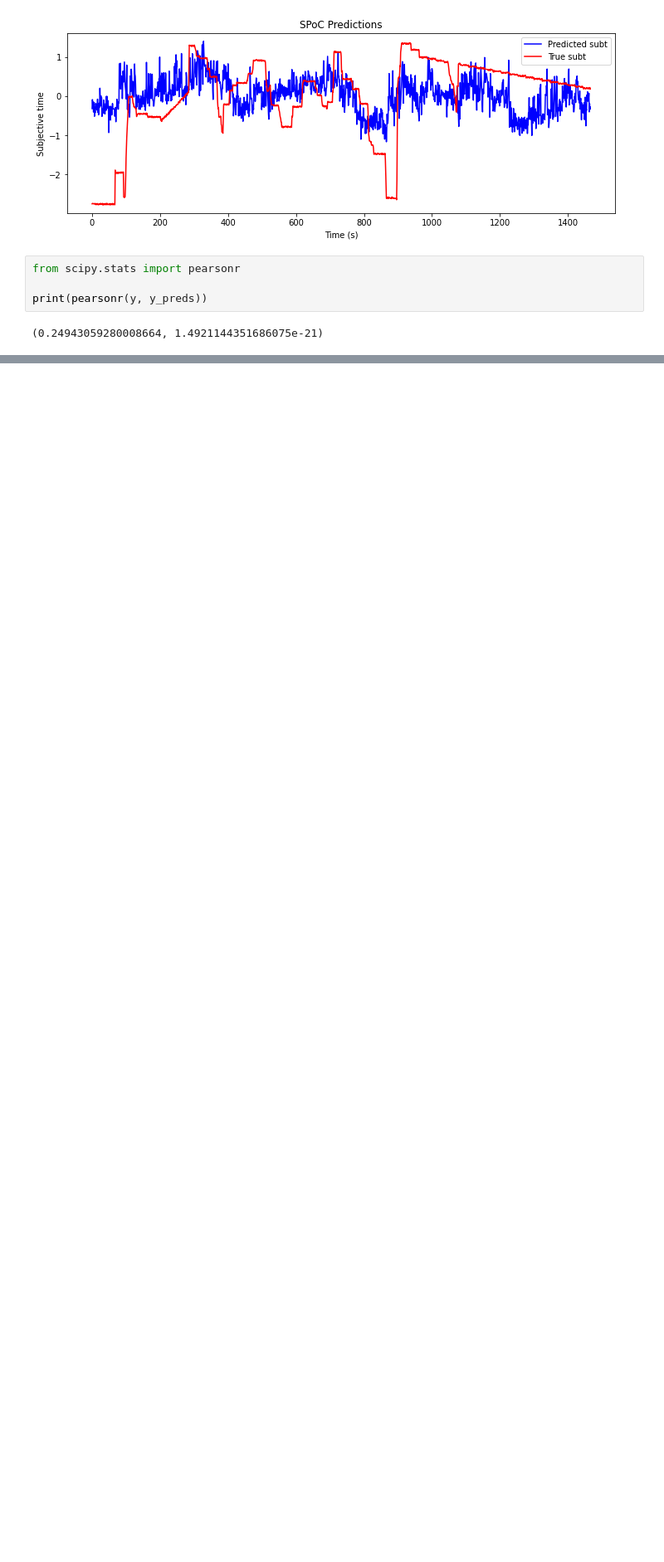
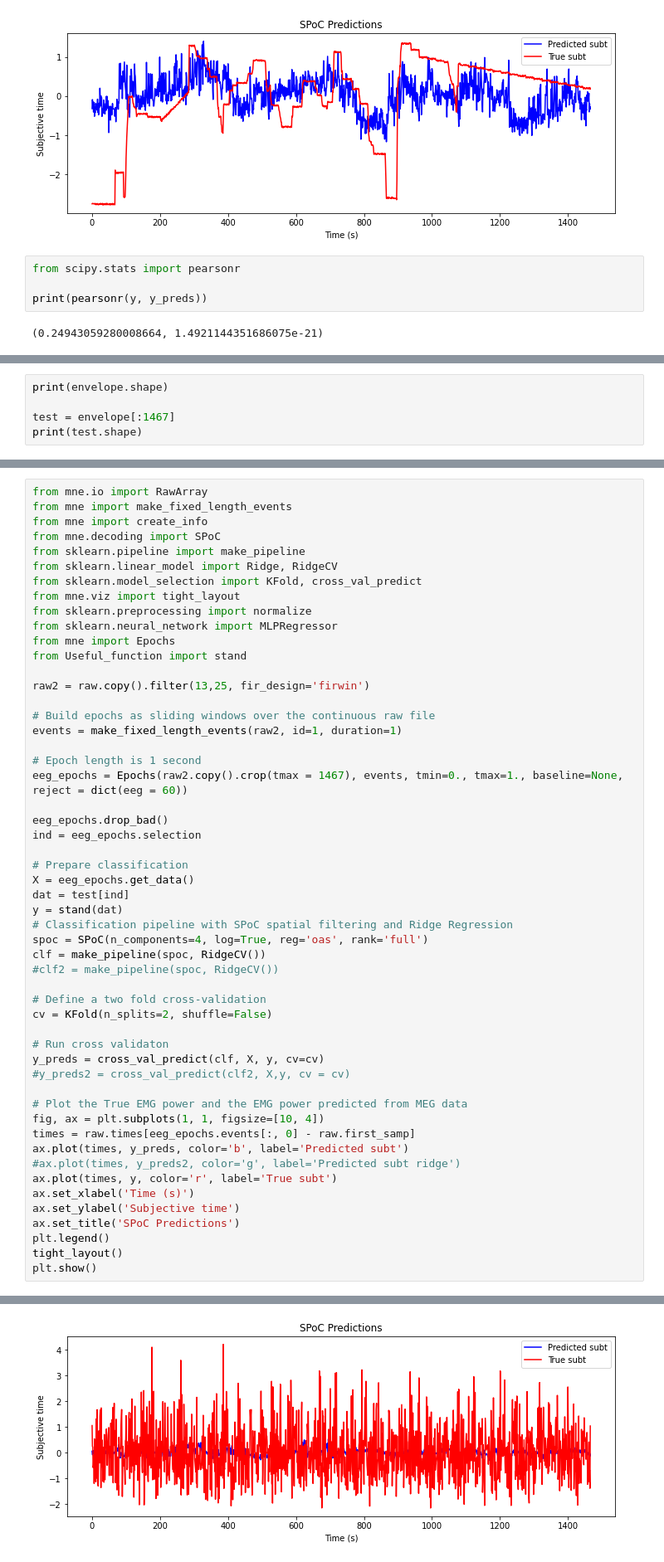
Before and after one commit to alixlam/Brainsongs1, a Jupyter notebook: Continuous_data/continuous_data_analysis.ipynb, the cells around one changed output, grey strips where cells are left out. Shown at 83% size. Saved outputs shown, nothing was run; the diff lists cells and outputs as text; blank space fills up the shorter version.

```diff
--- a/Continuous_data/continuous_data_analysis.ipynb
+++ b/Continuous_data/continuous_data_analysis.ipynb
@@ -217,0 +228,5 @@ print(pearsonr(y, y_preds))
+# %%
+print(envelope.shape)
+
+test = envelope[:1467]
+print(test.shape)
@@ -217,0 +236,54 @@ print(pearsonr(y, y_preds))
+# %%
+from mne.io import RawArray
+from mne import make_fixed_length_events
+from mne import create_info
+from mne.decoding import SPoC
+from sklearn.pipeline import make_pipeline
+from sklearn.linear_model import Ridge, RidgeCV
+from sklearn.model_selection import KFold, cross_val_predict
+from mne.viz import tight_layout
+from sklearn.preprocessing import normalize
+from sklearn.neural_network import MLPRegressor
+from mne import Epochs
+from Useful_function import stand
+
+raw2 = raw.copy().filter(13,25, fir_design='firwin')
+
+# Build epochs as sliding windows over the continuous raw file
+events = make_fixed_length_events(raw2, id=1, duration=1)
+
+# Epoch length is 1 second
+eeg_epochs = Epochs(raw2.copy().crop(tmax = 1467), events, tmin=0., tmax=1., baseline=None, reject = dict(eeg = 60))
+
+eeg_epochs.drop_bad()
+ind = eeg_epochs.selection
+
+# Prepare classification
+X = eeg_epochs.get_data()
+dat = test[ind]
+y = stand(dat)
+# Classification pipeline with SPoC spatial filtering and Ridge Regression
+spoc = SPoC(n_components=4, log=True, reg='oas', rank='full')
+clf = make_pipeline(spoc, RidgeCV())
+#clf2 = make_pipeline(spoc, RidgeCV())
+
+# Define a two fold cross-validation
+cv = KFold(n_splits=2, shuffle=False)
+
+# Run cross validaton
+y_preds = cross_val_predict(clf, X, y, cv=cv)
+#y_preds2 = cross_val_predict(clf2, X,y, cv = cv)
+
+# Plot the True EMG power and the EMG power predicted from MEG data
+fig, ax = plt.subplots(1, 1, figsize=[10, 4])
+times = raw.times[eeg_epochs.events[:, 0] - raw.first_samp]
+ax.plot(times, y_preds, color='b', label='Predicted subt')
+#ax.plot(times, y_preds2, color='g', label='Predicted subt ridge')
+ax.plot(times, y, color='r', label='True subt')
+ax.set_xlabel('Time (s)')
+ax.set_ylabel('Subjective time')
+ax.set_title('SPoC Predictions')
+plt.legend()
+tight_layout()
+plt.show()
+# %% [output]
@@ -217,0 +307 @@ print(pearsonr(y, y_preds))
+[figure, added]
```
Also changed, not shown: parts of 9 cells of this notebook.
